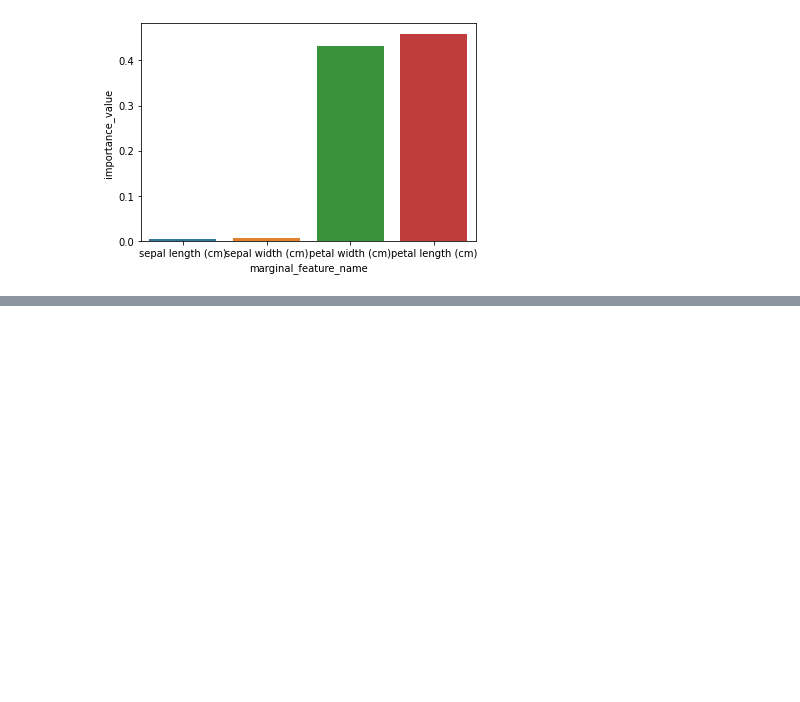
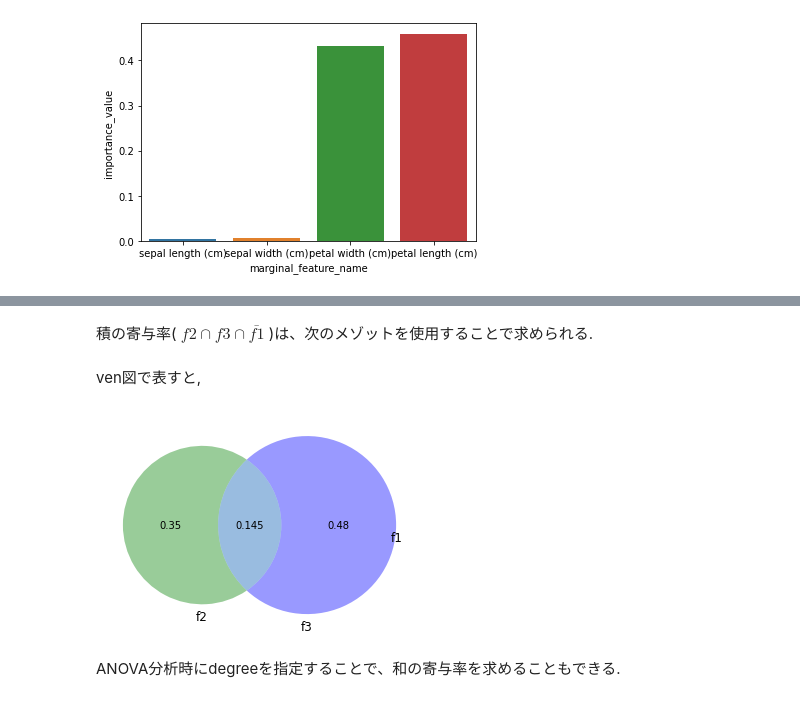
Before and after one commit to JohnYKiyo/fANOVA, a Jupyter notebook: fanova.ipynb, the cells around one changed output, grey strips where cells are left out. Saved outputs shown, nothing was run; the diff lists cells and outputs as text; code cells hidden in the pictures; blank space fills up the shorter version.

Commit message:
積の寄与率, 和の寄与率の実験を追加

```diff
--- a/fanova.ipynb
+++ b/fanova.ipynb
@@ -34,0 +54,4 @@ sns.barplot(x='marginal_feature_name',y='importance_value',data=anova.importance
+# %%
+anova = FunctionalANOVA(X=X,y=y)
+# %%
+Imp = anova.importances
@@ -34,0 +73,27 @@ sns.barplot(x='marginal_feature_name',y='importance_value',data=anova.importance
+# %% [markdown]
+積の寄与率( $f2 \cap f3 \cap \bar{f1}$ )は、次のメゾットを使用することで求められる.
+# %%
+Imp_f12 = anova.get_importances((1,2))
+# %%
+subsets = [float(format(Imp.query("marginal_feature_name == 'f1'").importance_value.item(),'.2f')),
+           float(format(Imp.query("marginal_feature_name == 'f2'").importance_value.item(),'.2f')),
+           0,
+           float(format(Imp.query("marginal_feature_name == 'f3'").importance_value.item(),'.2f')),
+           0,
+           float(format(Imp_f12[0],'.3f')),
+           0]
+# %% [markdown]
+ven図で表すと,
+# %%
+from matplotlib_venn import venn3
+fig = plt.figure()
+fig.patch.set_facecolor('white')
+ax = fig.add_subplot(111)
+venn3(subsets = subsets,
+      set_labels = ('f1', 'f2', 'f3'),
+      ax=ax)
+plt.show()
+# %% [output]
+[figure, added]
+# %% [markdown]
+ANOVA分析時にdegreeを指定することで、和の寄与率を求めることもできる.
```
Also changed, not shown: parts of 12 cells of this notebook.
